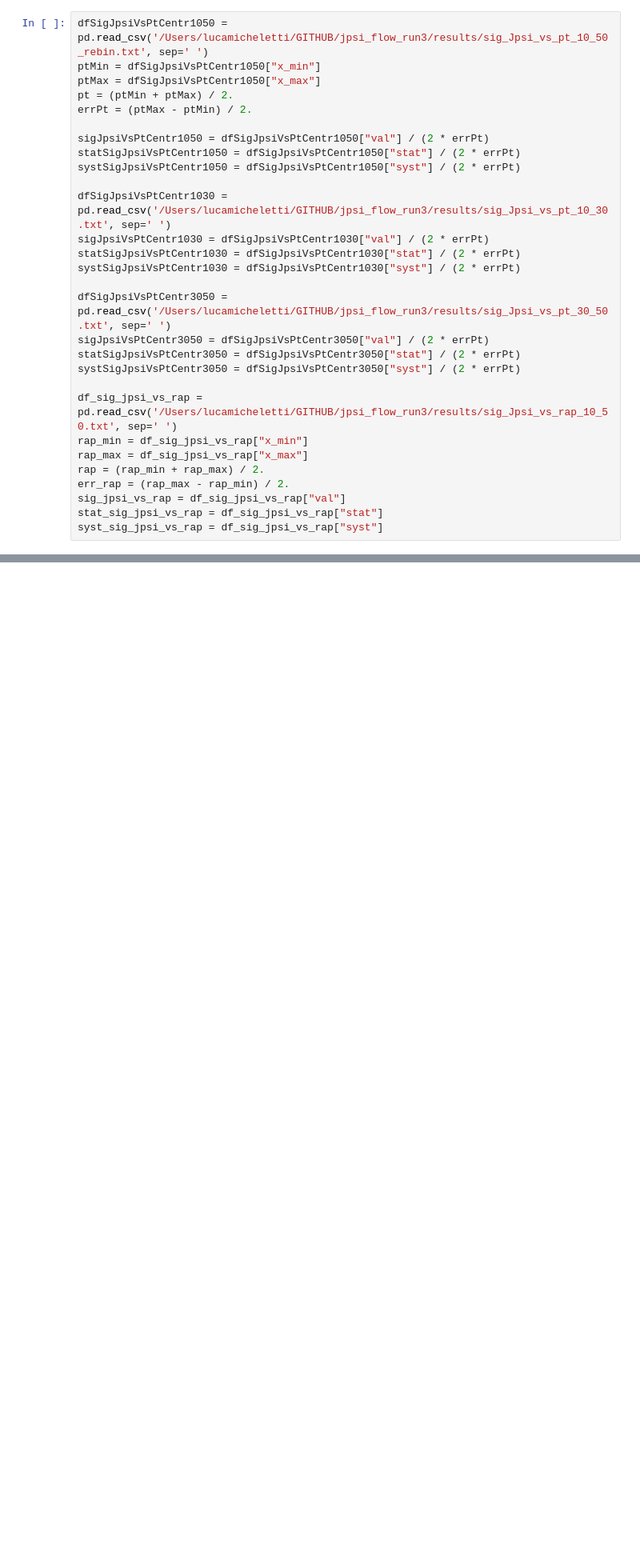
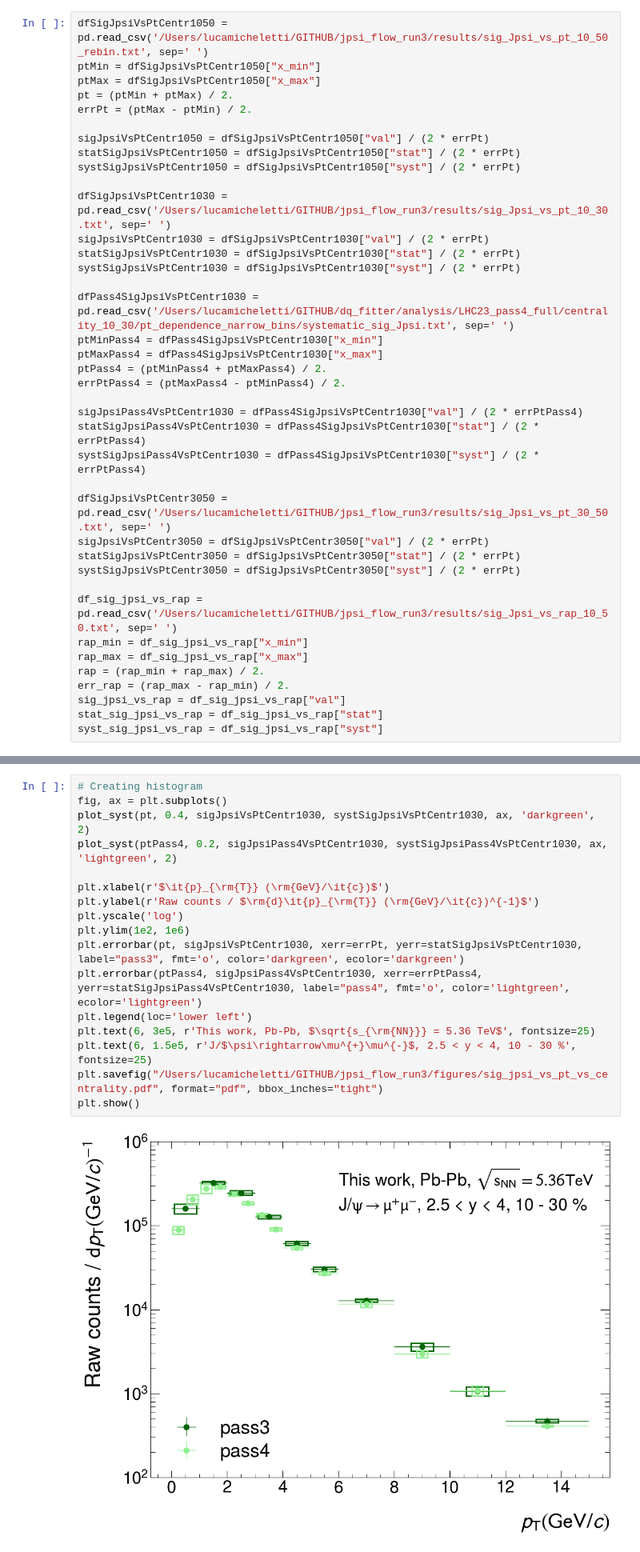
Before and after one commit to lucamicheletti93/jpsi_flow_run3, a Jupyter notebook: utils/plot_singal_extraction_results.ipynb, the cells around one changed output, grey strips where cells are left out. Shown at 80% size. Drawn from its saved outputs; the diff is of its cells as text; blank space fills up the shorter version.

```diff
--- a/utils/plot_singal_extraction_results.ipynb
+++ b/utils/plot_singal_extraction_results.ipynb
@@ -33,6 +33,16 @@ sigJpsiVsPtCentr1030 = dfSigJpsiVsPtCentr1030["val"] / (2 * errPt)
 statSigJpsiVsPtCentr1030 = dfSigJpsiVsPtCentr1030["stat"] / (2 * errPt)
 systSigJpsiVsPtCentr1030 = dfSigJpsiVsPtCentr1030["syst"] / (2 * errPt)
 
+dfPass4SigJpsiVsPtCentr1030 = pd.read_csv('/Users/lucamicheletti/GITHUB/dq_fitter/analysis/LHC23_pass4_full/centrality_10_30/pt_dependence_narrow_bins/systematic_sig_Jpsi.txt', sep=' ')
+ptMinPass4 = dfPass4SigJpsiVsPtCentr1030["x_min"]
+ptMaxPass4 = dfPass4SigJpsiVsPtCentr1030["x_max"]
+ptPass4 = (ptMinPass4 + ptMaxPass4) / 2.
+errPtPass4 = (ptMaxPass4 - ptMinPass4) / 2.
+
+sigJpsiPass4VsPtCentr1030 = dfPass4SigJpsiVsPtCentr1030["val"] / (2 * errPtPass4)
+statSigJpsiPass4VsPtCentr1030 = dfPass4SigJpsiVsPtCentr1030["stat"] / (2 * errPtPass4)
+systSigJpsiPass4VsPtCentr1030 = dfPass4SigJpsiVsPtCentr1030["syst"] / (2 * errPtPass4)
+
 dfSigJpsiVsPtCentr3050 = pd.read_csv('/Users/lucamicheletti/GITHUB/jpsi_flow_run3/results/sig_Jpsi_vs_pt_30_50.txt', sep=' ')
 sigJpsiVsPtCentr3050 = dfSigJpsiVsPtCentr3050["val"] / (2 * errPt)
 statSigJpsiVsPtCentr3050 = dfSigJpsiVsPtCentr3050["stat"] / (2 * errPt)
@@ -66,6 +76,25 @@ plt.savefig("/Users/lucamicheletti/GITHUB/jpsi_flow_run3/figures/sig_jpsi_vs_pt_
 plt.show()
 # %% [output]
 [figure]
+# %%
+# Creating histogram
+fig, ax = plt.subplots()
+plot_syst(pt, 0.4, sigJpsiVsPtCentr1030, systSigJpsiVsPtCentr1030, ax, 'darkgreen', 2)
+plot_syst(ptPass4, 0.2, sigJpsiPass4VsPtCentr1030, systSigJpsiPass4VsPtCentr1030, ax, 'lightgreen', 2)
+
+plt.xlabel(r'$\it{p}_{\rm{T}} (\rm{GeV}/\it{c})$')
+plt.ylabel(r'Raw counts / $\rm{d}\it{p}_{\rm{T}} (\rm{GeV}/\it{c})^{-1}$')
+plt.yscale('log')
+plt.ylim(1e2, 1e6)
+plt.errorbar(pt, sigJpsiVsPtCentr1030, xerr=errPt, yerr=statSigJpsiVsPtCentr1030, label="pass3", fmt='o', color='darkgreen', ecolor='darkgreen')
+plt.errorbar(ptPass4, sigJpsiPass4VsPtCentr1030, xerr=errPtPass4, yerr=statSigJpsiPass4VsPtCentr1030, label="pass4", fmt='o', color='lightgreen', ecolor='lightgreen')
+plt.legend(loc='lower left')
+plt.text(6, 3e5, r'This work, Pb-Pb, $\sqrt{s_{\rm{NN}}} = 5.36 TeV$', fontsize=25)
+plt.text(6, 1.5e5, r'J/$\psi\rightarrow\mu^{+}\mu^{-}$, 2.5 < y < 4, 10 - 30 %', fontsize=25)
+plt.savefig("/Users/lucamicheletti/GITHUB/jpsi_flow_run3/figures/sig_jpsi_vs_pt_vs_centrality.pdf", format="pdf", bbox_inches="tight")
+plt.show()
+# %% [output]
+[figure, added]
 # %%
 print("--- J/psi signal extraction vs pt in 10-50% ---")
 for id, val in enumerate(sigJpsiVsPtCentr1050):
```
